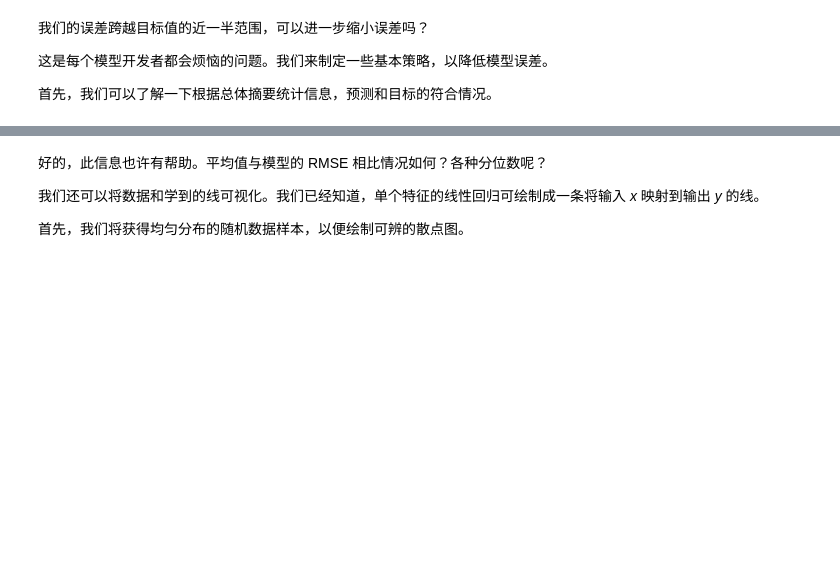
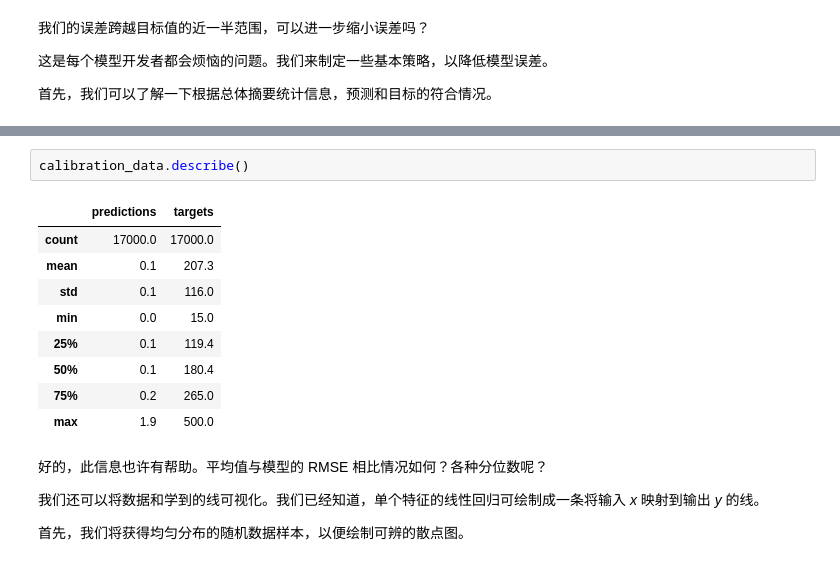
Before and after one commit to Baileyswu/google-tensorflow-tutor, a Jupyter notebook: 2. first_steps_with_tensor_flow.ipynb, the cells around one changed output, grey strips where cells are left out. Drawn from its saved outputs; the diff is of its cells as text; blank space fills up the shorter version.

```diff
--- a/2. first_steps_with_tensor_flow.ipynb
+++ b/2. first_steps_with_tensor_flow.ipynb
@@ -232,3 +376,15 @@ calibration_data
+# %%
+calibration_data.describe()
+# %% [output]
+|  | predictions | targets |
+| count | 17000.0 | 17000.0 |
+| mean | 0.1 | 207.3 |
+| std | 0.1 | 116.0 |
+| min | 0.0 | 15.0 |
+| 25% | 0.1 | 119.4 |
+| 50% | 0.1 | 180.4 |
+| 75% | 0.2 | 265.0 |
+| max | 1.9 | 500.0 |
 # %% [markdown]
  好的，此信息也许有帮助。平均值与模型的 RMSE 相比情况如何？各种分位数呢？
 
```
Also changed, not shown: parts of 29 cells of this notebook, 2 other files.
